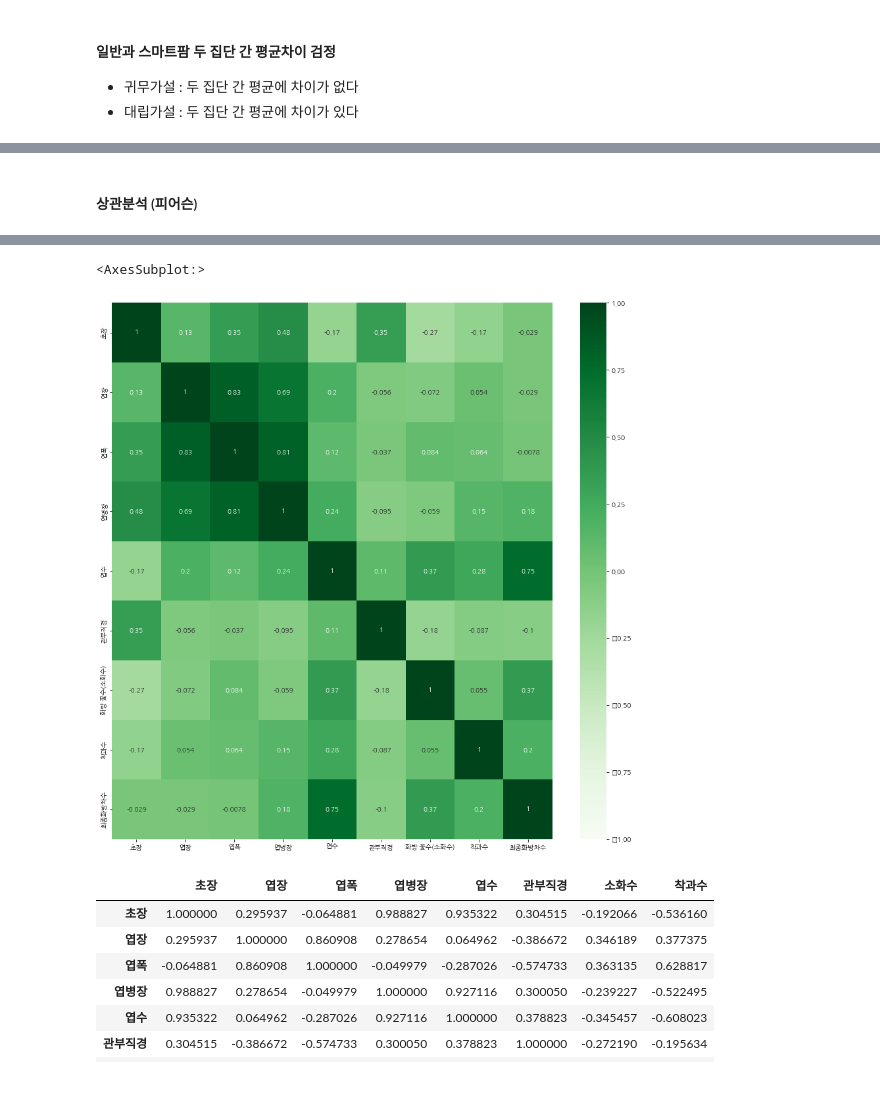
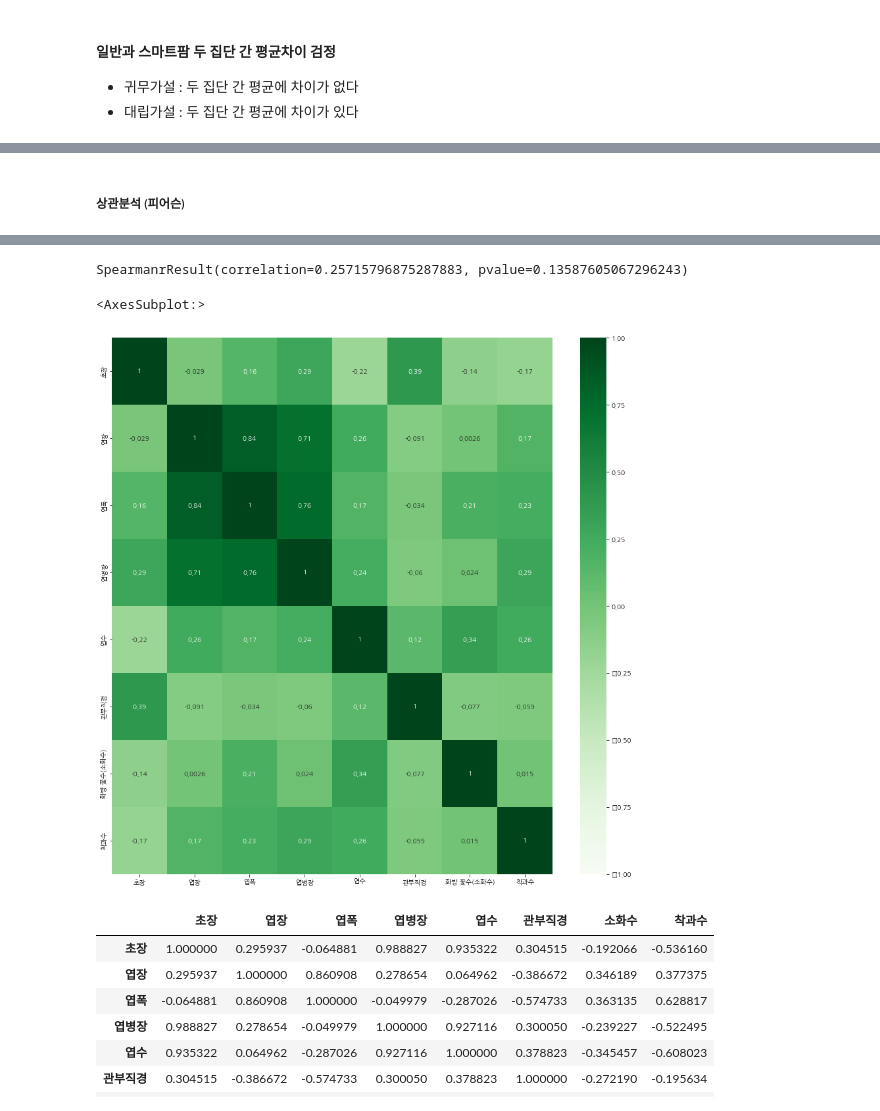
Before and after one commit to JIDONGJU/StudyPython22, a Jupyter notebook: 220614~/mini_project2/데이터수집.ipynb, the cells around one changed output, grey strips where cells are left out. Drawn from its saved outputs; the diff is of its cells as text; code cells hidden in the pictures.

```diff
--- a/220614~/mini_project2/데이터수집.ipynb
+++ b/220614~/mini_project2/데이터수집.ipynb
@@ -332,0 +331,3 @@ Index(['초장', '엽장', '엽폭', '엽병장', '엽수', '관부직경', '화
+# %%
+test = test.reset_index()
+test
@@ -333,7 +352,7 @@ Index(['초장', '엽장', '엽폭', '엽병장', '엽수', '관부직경', '화
 # %%
 # test = test.reset_index()
-test = test.drop(['index'], axis=1)
-test
+smart = test.drop(['수집일'], axis=1)
+smart
 # %% [output]
 |  | 초장 | 엽장 | 엽폭 | 엽병장 | 엽수 | 관부직경 | 화방 꽃수(소화수) | 착과수 | 최종화방차수 |
 | 0 | 38.000000 | 8.000000 | 7.000000 | 22.000000 | 8.000000 | 21.000000 | 1.000000 | 11.000000 | 2.000000 |
@@ -352,7 +371,3 @@ test
 | 32 | 41.000000 | 11.000000 | 9.000000 | 31.000000 | 26.000000 | 21.000000 | 3.000000 | 7.000000 | 6.000000 |
 | 33 | 48.000000 | 11.000000 | 10.000000 | 36.000000 | 10.000000 | 21.000000 | 1.000000 | 2.000000 | 6.000000 |
 | 34 | 22.000000 | 8.000000 | 5.000000 | 12.000000 | 20.000000 | 25.000000 | 1.000000 | 4.000000 | 3.000000 |
-# %%
-total = total[['초장','엽장','엽폭','엽병장','엽수','관부직경','화방 꽃수(소화수)','착과수']]
-smart = total
-smart
@@ -745,3 +750,3 @@ p-value = 0.062  > 0.05 이므로, 등분산성을 만족한다
 # %% [markdown]
-#### 상관분석 (피어슨)
+##### 상관분석 (피어슨)
 # %%
@@ -757,16 +762,22 @@ test.corr(method='pearson')
 | 화방 꽃수(소화수) | -0.272757 | -0.071902 | 0.084314 | -0.059279 | 0.368564 | -0.179692 | 1.000000 | 0.054980 | 0.370535 |
 | 착과수 | -0.168296 | 0.053546 | 0.064113 | 0.148418 | 0.278742 | -0.087134 | 0.054980 | 1.000000 | 0.202297 |
 | 최종화방차수 | -0.028527 | -0.028965 | -0.007756 | 0.177738 | 0.745721 | -0.102954 | 0.370535 | 0.202297 | 1.000000 |
+# %%
+stats.spearmanr(smart, smart['착과수'])
+# %% [output]
+SpearmanrResult(correlation=0.25715796875287883, pvalue=0.13587605067296243)
 # %%
 plt.rcParams["figure.figsize"] = (15,15)
-sns.heatmap(test.corr(),
+# 한글처리
+plt.rc("font", family  ="NanumGothic")
+sns.heatmap(smart.corr(method='spearman'),
            annot = True, #실제 값 화면에 나타내기
            cmap = 'Greens', #색상
            vmin = -1, vmax=1 , #컬러차트 영역 -1 ~ +1
           )
 # %% [output]
 <AxesSubplot:>
-[figure, old version]
+[figure, new version]
 # %%
 normal.corr(method='pearson')
 # %% [output]
```
Also changed, not shown: parts of 20 cells of this notebook, 7 other files.
